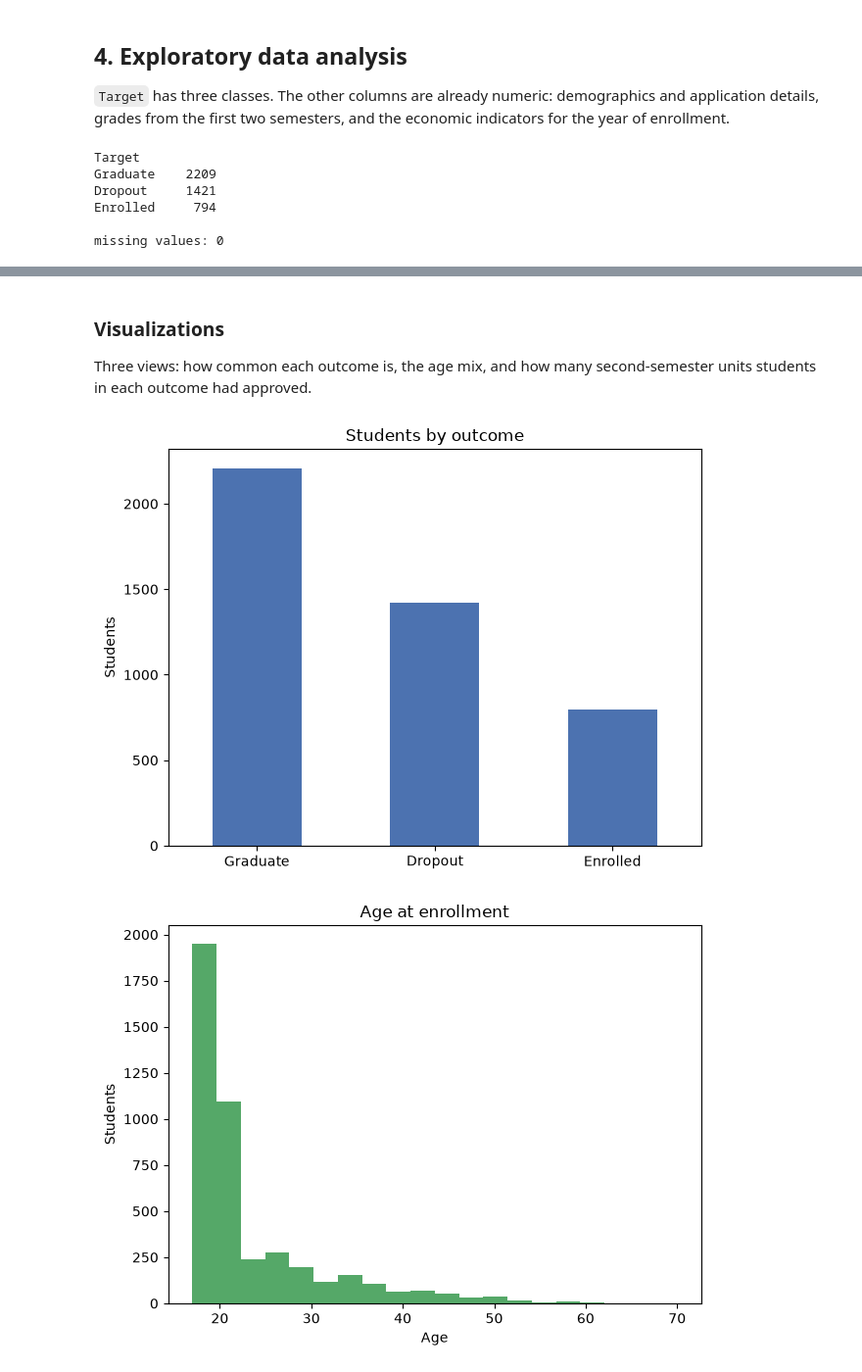
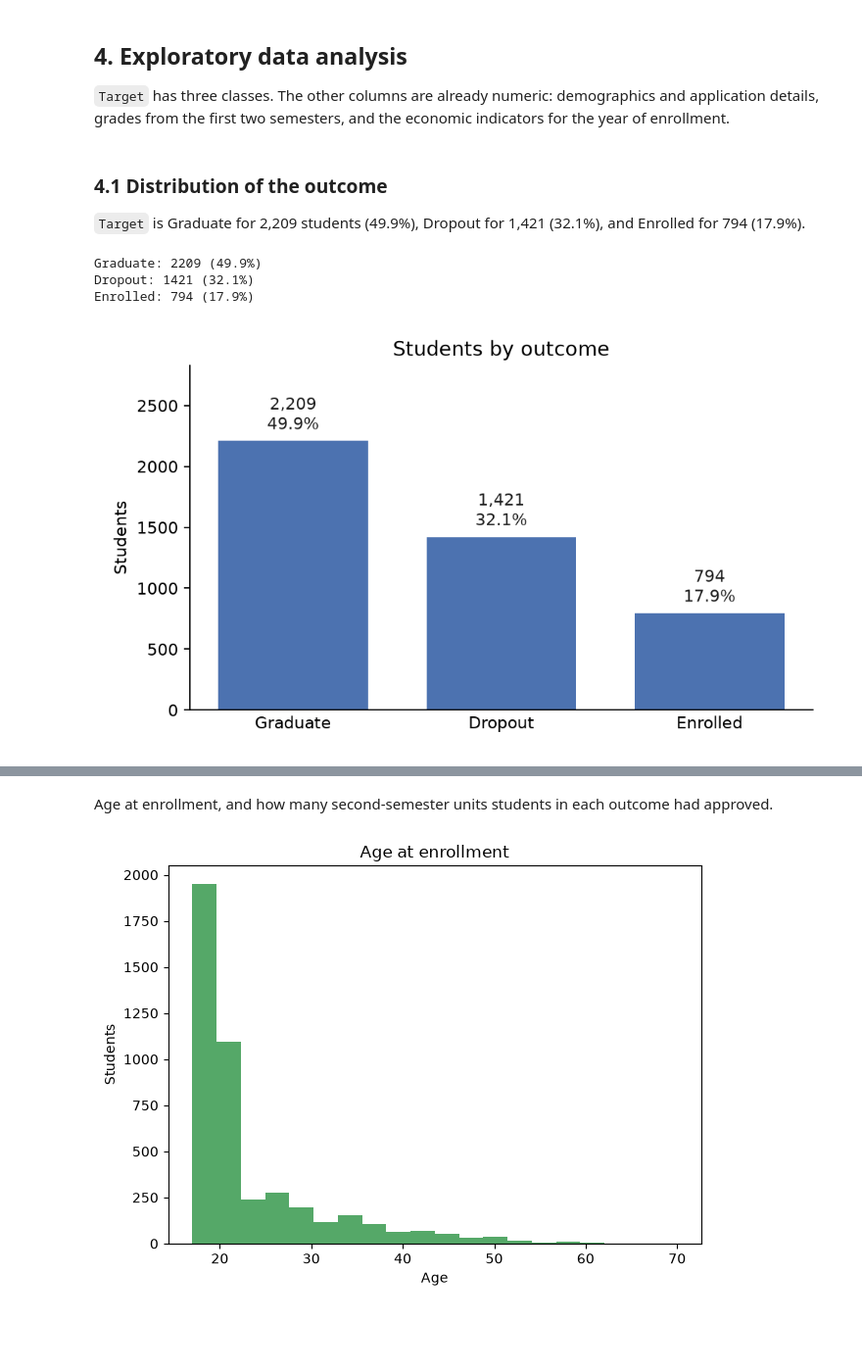
Before and after one commit to rohitt313/CIS-4020, a Jupyter notebook: cis4020_a1_starter.ipynb, the cells around one changed output, grey strips where cells are left out. Shown at 98% size. Saved outputs shown, nothing was run; the diff lists cells and outputs as text; code cells hidden in the pictures; blank space fills up the shorter version.

Commit message:
Target value chart.

```diff
--- a/cis4020_a1_starter.ipynb
+++ b/cis4020_a1_starter.ipynb
@@ -353,17 +353,44 @@ data.csv (4424, 37)
 ## 4. Exploratory data analysis
 
 `Target` has three classes. The other columns are already numeric: demographics and application details, grades from the first two semesters, and the economic indicators for the year of enrollment.
-# %%
-print(df["Target"].value_counts().to_string())
-print()
-print(f"missing values: {int(df.isna().sum().sum())}")
-# %% [output]
-Target
-Graduate    2209
-Dropout     1421
-Enrolled     794
-
-missing values: 0
+# %% [markdown]
+### 4.1 Distribution of the outcome
+
+`Target` is Graduate for 2,209 students (49.9%), Dropout for 1,421 (32.1%), and Enrolled for 794 (17.9%).
+# %%
+order = ["Graduate", "Dropout", "Enrolled"]
+counts = df["Target"].value_counts().reindex(order)
+shares = counts / counts.sum() * 100
+for name in order:
+    print(f"{name}: {int(counts[name])} ({shares[name]:.1f}%)")
+
+fig, ax = plt.subplots(figsize=(6.2, 3.6))
+bars = ax.bar(order, counts.to_numpy(), color="#4C72B0", width=0.72)
+ax.set_ylabel("Students")
+ax.set_xlabel("")
+ax.set_title("Students by outcome")
+for bar, name in zip(bars, order):
+    height = bar.get_height()
+    ax.text(
+        bar.get_x() + bar.get_width() / 2,
+        height + 50,
+        f"{int(height):,}\n{shares[name]:.1f}%",
+        ha="center",
+        va="bottom",
+        fontsize=10,
+        color="#1A1A1A",
+    )
+ax.set_ylim(0, counts.max() * 1.28)
+ax.spines["top"].set_visible(False)
+ax.spines["right"].set_visible(False)
+ax.tick_params(axis="x", length=0)
+fig.tight_layout()
+plt.show()
+# %% [output]
+Graduate: 2209 (49.9%)
+Dropout: 1421 (32.1%)
+Enrolled: 794 (17.9%)
+[figure, added]
 # %%
 summary_cols = [
     "Age at enrollment",
@@ -380,19 +407,7 @@ df.groupby("Target")[summary_cols].mean().round(2)
 | Enrolled | 22.37 | 125.53 | 4.32 | 4.06 | 11.12 |
 | Graduate | 21.78 | 128.79 | 6.23 | 6.18 | 12.70 |
 # %% [markdown]
-### Visualizations
-
-Three views: how common each outcome is, the age mix, and how many second-semester units students in each outcome had approved.
+Age at enrollment, and how many second-semester units students in each outcome had approved.
-# %%
-df["Target"].value_counts().plot(kind="bar", color="#4C72B0")
-plt.title("Students by outcome")
-plt.ylabel("Students")
-plt.xlabel("")
-plt.xticks(rotation=0)
-plt.tight_layout()
-plt.show()
-# %% [output]
-[figure, removed]
 # %%
 df["Age at enrollment"].plot(kind="hist", bins=20, color="#55A868")
 plt.title("Age at enrollment")
```
